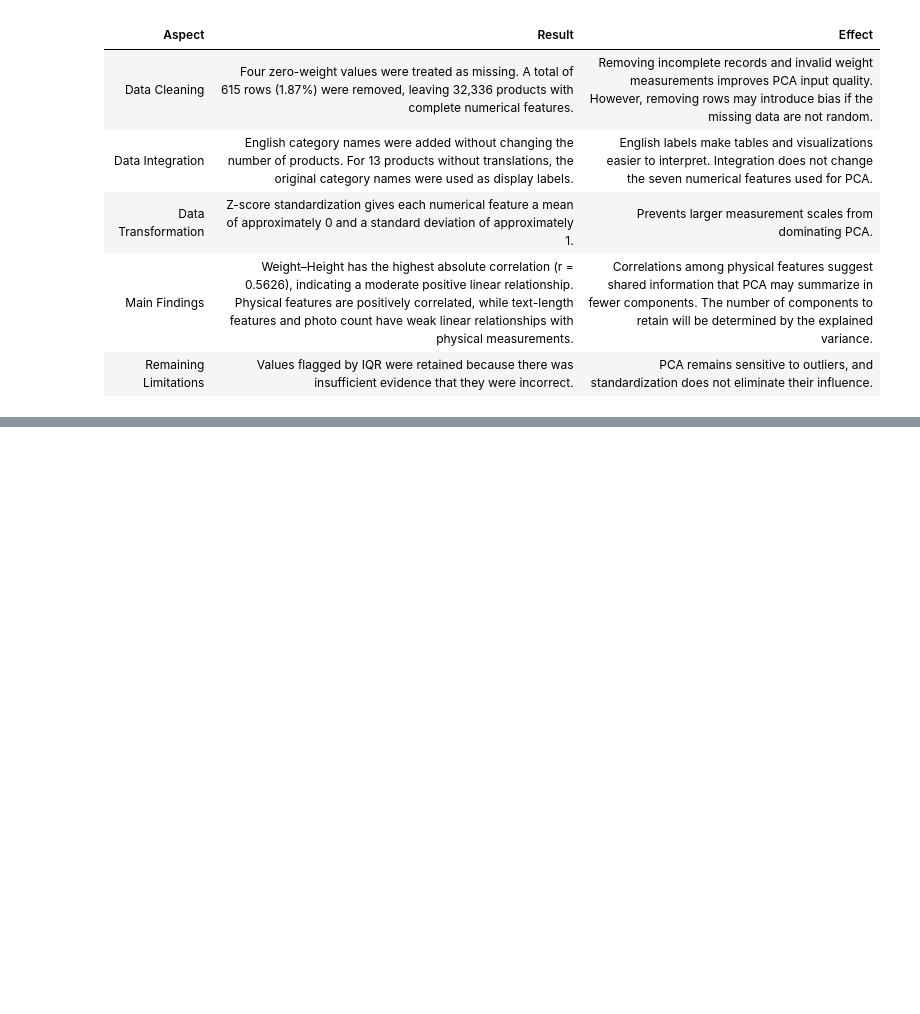
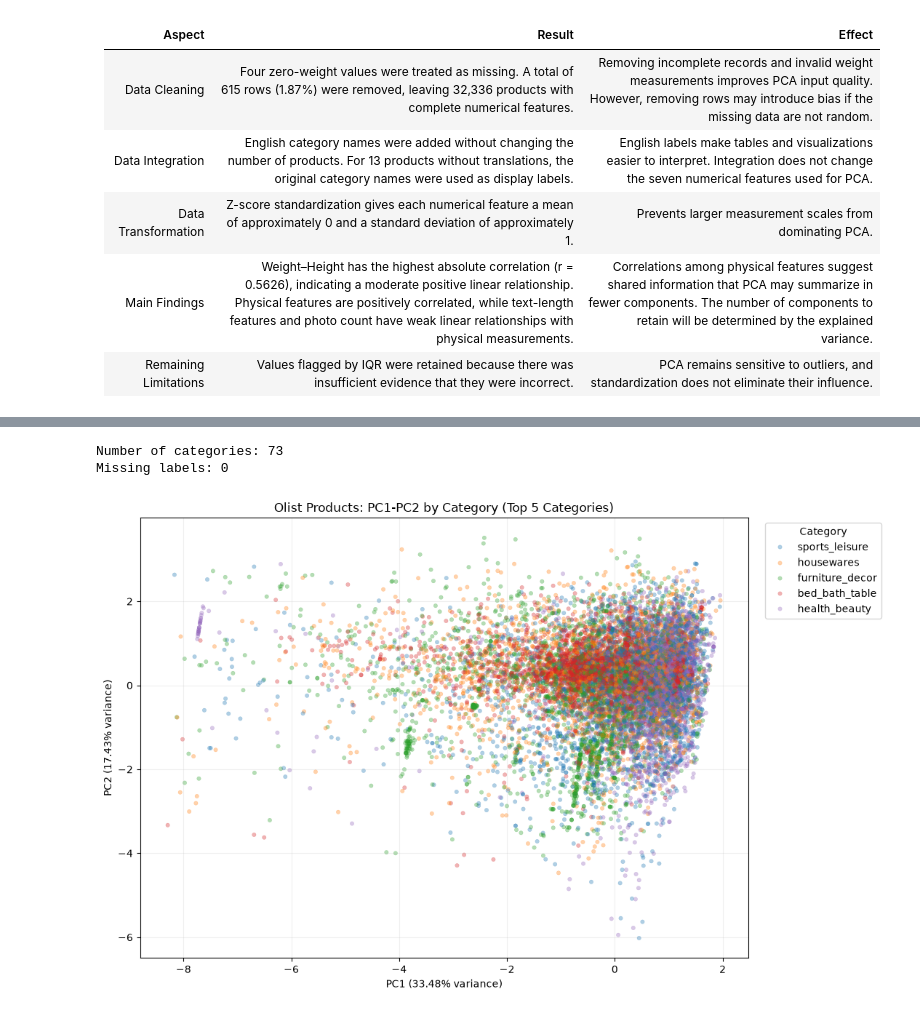
Before and after one commit to tranmaianh-mchn/Machine-Learning-and-Data-Mining-2, a Jupyter notebook: Labwork 1/olist_pca.ipynb, the cells around one changed output, grey strips where cells are left out. Saved outputs shown, nothing was run; the diff lists cells and outputs as text; code cells hidden in the pictures; blank space fills up the shorter version.

```diff
--- a/Labwork 1/olist_pca.ipynb
+++ b/Labwork 1/olist_pca.ipynb
@@ -771,0 +1026,50 @@ the quality and reliability of the analysis?*
+# %%
+pca_plot = X_pca_2d.copy()
+
+# Match labels to products using the existing row index
+pca_plot["Category"] = products_integrated.loc[
+    pca_plot.index, "category_display"
+]
+
+print("Number of categories:", pca_plot["Category"].nunique())
+print("Missing labels:", pca_plot["Category"].isna().sum())
+
+top_categories = (
+    pca_plot["Category"]
+    .value_counts()
+    .head(5)
+    .index
+)
+
+plot_top5 = pca_plot[
+    pca_plot["Category"].isin(top_categories)
+]
+
+plt.figure(figsize=(11, 7))
+
+sns.scatterplot(
+    data=plot_top5,
+    x="PC1",
+    y="PC2",
+    hue="Category",
+    palette="tab10",
+    s=15,
+    alpha=0.35,
+    edgecolor=None
+)
+
+plt.xlabel(f"PC1 ({explained_variance_ratio[0]:.2%} variance)")
+plt.ylabel(f"PC2 ({explained_variance_ratio[1]:.2%} variance)")
+plt.title("Olist Products: PC1-PC2 by Category (Top 5 Categories)")
+plt.legend(
+    title="Category",
+    bbox_to_anchor=(1.02, 1),
+    loc="upper left"
+)
+plt.grid(alpha=0.2)
+plt.tight_layout()
+plt.show()
+# %% [output]
+Number of categories: 73
+Missing labels: 0
+[figure, added]
```
Also changed, not shown: parts of 30 cells of this notebook.
